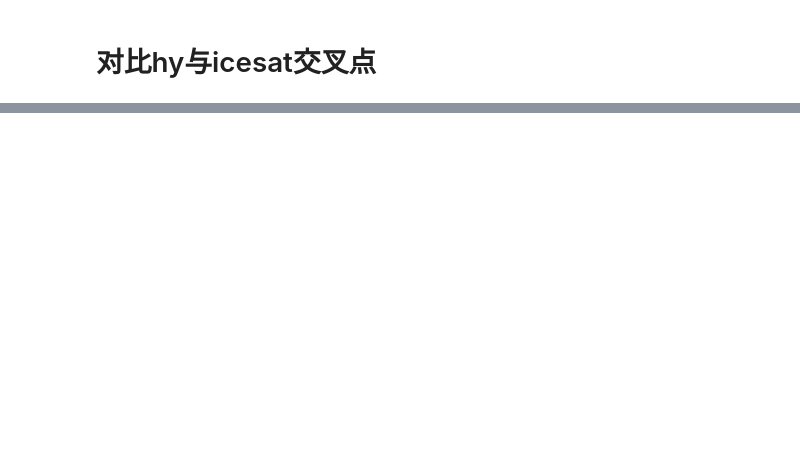
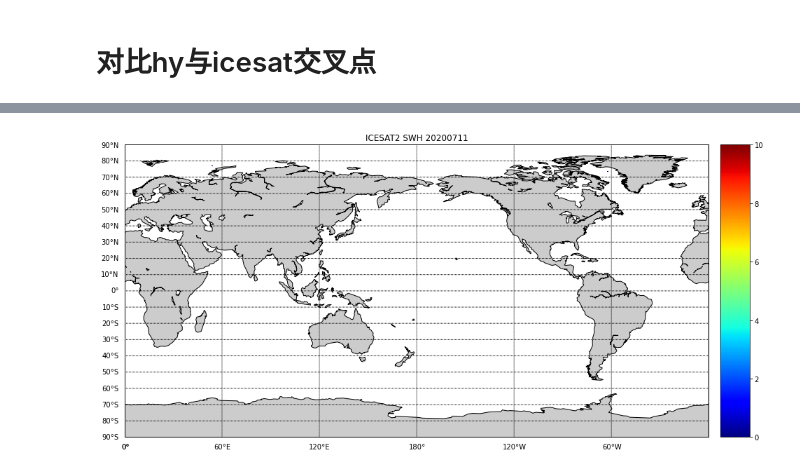
Before and after one commit to LittlematchLM/remote_sensing, a Jupyter notebook: set_time_window_day.ipynb, the cells around one changed output, grey strips where cells are left out. Saved outputs shown, nothing was run; the diff lists cells and outputs as text; code cells hidden in the pictures; blank space fills up the shorter version.

```diff
--- a/set_time_window_day.ipynb
+++ b/set_time_window_day.ipynb
@@ -387,0 +424,44 @@ len(hy_is_coincident_list)
+# %%
+hy_is_draw_diff_grid = get_nan_grid(hy_nlat, hy_nlon)
+for i,index in enumerate(hy_is_mean_df.index):
+    hy_is_draw_diff_grid[int(index.split('+')[0])][int(index.split('+')[1])] = hy_is_mean_df.loc[hy_is_mean_df.index[i]]['diff']
+# %%
+n = np.int(is_projlats.max() / resolution /2)
+temp = np.array(hy_is_draw_diff_grid[:n])
+hy_is_draw_diff_grid[0:hy_is_draw_diff_grid.shape[0]-n] = hy_is_draw_diff_grid[n:]
+hy_is_draw_diff_grid[hy_is_draw_diff_grid.shape[0]-n:] = temp
+# %%
+# 校准y坐标
+is_x = np.arange(is_nlat)
+is_y = np.arange(is_nlon) - np.int(is_nlon / 2)
+is_xx , is_yy = np.meshgrid(is_x * resolution, is_y * resolution)
+
+# 将xx,yy转换回坐标形式
+transformer_back = pyproj.Transformer.from_crs(crs2,crs)
+is_y_map, is_x_map = transformer_back.transform(is_xx , is_yy)
+# %%
+for i in range(is_x_map.shape[0]):
+    for j in range(is_x_map.shape[1]):
+        if is_x_map[i][j]<0:
+            is_x_map[i][j] += 360
+# %%
+plt.figure(figsize=(16, 9))
+is_m = Basemap(projection='cyl', llcrnrlat=-90, urcrnrlat=90, llcrnrlon=0, urcrnrlon=360, resolution='c')
+# m = Basemap(projection='npaeqd', boundinglat=60, lon_0=180, resolution='c')
+is_xi, is_yi = is_m(is_x_map, is_y_map)
+
+# Draw the scatterplot
+h = is_m.pcolormesh(is_xi ,is_yi, data=hy_is_draw_diff_grid, cmap=plt.cm.jet,vmin=0, vmax=10, latlon=True)
+is_m.colorbar(location='right')
+# plt.cm.ScalarMappable.set_clim(h, vmin=0, vmax=10)
+
+is_m.drawcoastlines()
+is_m.fillcontinents()
+is_m.drawmapboundary()
+is_m.drawparallels(np.arange(-90., 120., 10.), labels=[1, 0, 0, 0])
+is_m.drawmeridians(np.arange(-180., 180., 60.), labels=[0, 0, 0, 1])
+plt.title("ICESAT2 SWH 20200711")
+plt.show()
+plt.close()
+# %% [output]
+[figure, added]
```
Also changed, not shown: parts of 36 cells of this notebook, 3 other files.
